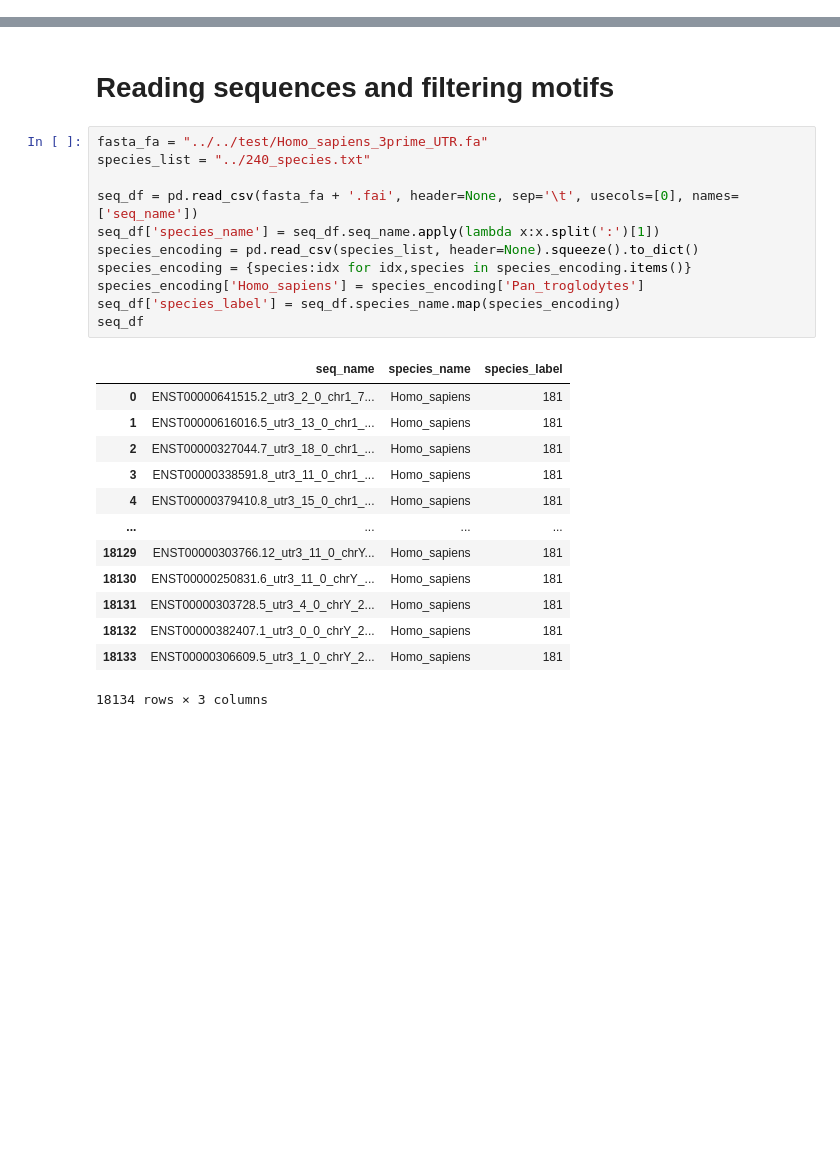
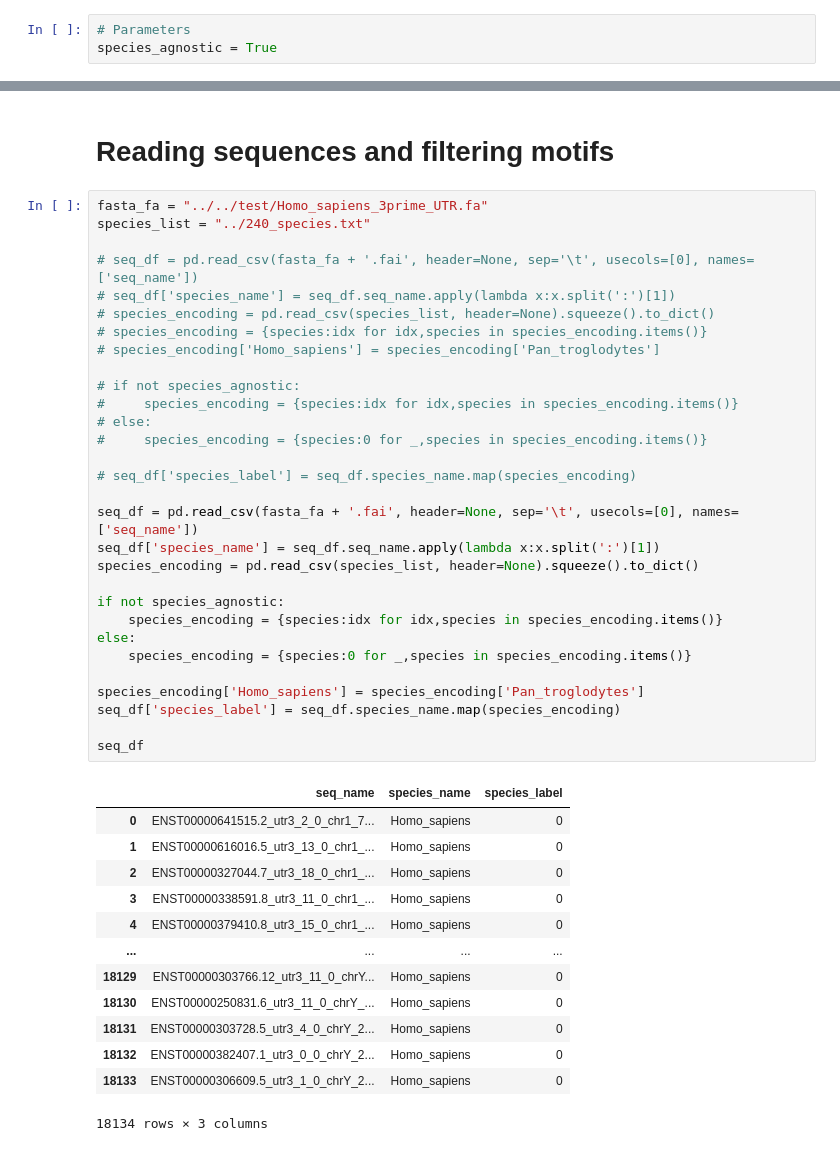
Before and after one commit to AnasShahzad1996/SpeciesAwareDNA-MLM, a Jupyter notebook: notebooks/read_motifs.ipynb, the cells around one changed output, grey strips where cells are left out. Saved outputs shown, nothing was run; the diff lists cells and outputs as text; blank space fills up the shorter version.

```diff
--- a/notebooks/read_motifs.ipynb
+++ b/notebooks/read_motifs.ipynb
@@ -27,3 +27,6 @@ The autoreload extension is already loaded. To reload it, use:
+# %%
+# Parameters
+species_agnostic = True
 # %%
 
 class SeqDataset(Dataset):
@@ -62,25 +67,44 @@ class SeqDataset(Dataset):
 # %%
 fasta_fa = "../../test/Homo_sapiens_3prime_UTR.fa"
 species_list = "../240_species.txt"
 
+# seq_df = pd.read_csv(fasta_fa + '.fai', header=None, sep='\t', usecols=[0], names=['seq_name'])
+# seq_df['species_name'] = seq_df.seq_name.apply(lambda x:x.split(':')[1])
+# species_encoding = pd.read_csv(species_list, header=None).squeeze().to_dict()
+# species_encoding = {species:idx for idx,species in species_encoding.items()}
+# species_encoding['Homo_sapiens'] = species_encoding['Pan_troglodytes']
+
+# if not species_agnostic:
+#     species_encoding = {species:idx for idx,species in species_encoding.items()}
+# else:
+#     species_encoding = {species:0 for _,species in species_encoding.items()}
+
+# seq_df['species_label'] = seq_df.species_name.map(species_encoding)
+
 seq_df = pd.read_csv(fasta_fa + '.fai', header=None, sep='\t', usecols=[0], names=['seq_name'])
 seq_df['species_name'] = seq_df.seq_name.apply(lambda x:x.split(':')[1])
 species_encoding = pd.read_csv(species_list, header=None).squeeze().to_dict()
-species_encoding = {species:idx for idx,species in species_encoding.items()}
+
+if not species_agnostic:
+    species_encoding = {species:idx for idx,species in species_encoding.items()}
+else:
+    species_encoding = {species:0 for _,species in species_encoding.items()}
+
 species_encoding['Homo_sapiens'] = species_encoding['Pan_troglodytes']
 seq_df['species_label'] = seq_df.species_name.map(species_encoding)
+
 seq_df
 # %% [output]
 |  | seq_name | species_name | species_label |
-| 0 | ENST00000641515.2_utr3_2_0_chr1_7... | Homo_sapiens | 181 |
-| 1 | ENST00000616016.5_utr3_13_0_chr1_... | Homo_sapiens | 181 |
-| 2 | ENST00000327044.7_utr3_18_0_chr1_... | Homo_sapiens | 181 |
-| 3 | ENST00000338591.8_utr3_11_0_chr1_... | Homo_sapiens | 181 |
-| 4 | ENST00000379410.8_utr3_15_0_chr1_... | Homo_sapiens | 181 |
+| 0 | ENST00000641515.2_utr3_2_0_chr1_7... | Homo_sapiens | 0 |
+| 1 | ENST00000616016.5_utr3_13_0_chr1_... | Homo_sapiens | 0 |
+| 2 | ENST00000327044.7_utr3_18_0_chr1_... | Homo_sapiens | 0 |
+| 3 | ENST00000338591.8_utr3_11_0_chr1_... | Homo_sapiens | 0 |
+| 4 | ENST00000379410.8_utr3_15_0_chr1_... | Homo_sapiens | 0 |
 | ... | ... | ... | ... |
-| 18129 | ENST00000303766.12_utr3_11_0_chrY... | Homo_sapiens | 181 |
-| 18130 | ENST00000250831.6_utr3_11_0_chrY_... | Homo_sapiens | 181 |
-| 18131 | ENST00000303728.5_utr3_4_0_chrY_2... | Homo_sapiens | 181 |
-| 18132 | ENST00000382407.1_utr3_0_0_chrY_2... | Homo_sapiens | 181 |
-| 18133 | ENST00000306609.5_utr3_1_0_chrY_2... | Homo_sapiens | 181 |
+| 18129 | ENST00000303766.12_utr3_11_0_chrY... | Homo_sapiens | 0 |
+| 18130 | ENST00000250831.6_utr3_11_0_chrY_... | Homo_sapiens | 0 |
+| 18131 | ENST00000303728.5_utr3_4_0_chrY_2... | Homo_sapiens | 0 |
+| 18132 | ENST00000382407.1_utr3_0_0_chrY_2... | Homo_sapiens | 0 |
+| 18133 | ENST00000306609.5_utr3_1_0_chrY_2... | Homo_sapiens | 0 |
 18134 rows × 3 columns
```
Also changed, not shown: parts of 16 cells of this notebook, 15 other files.
